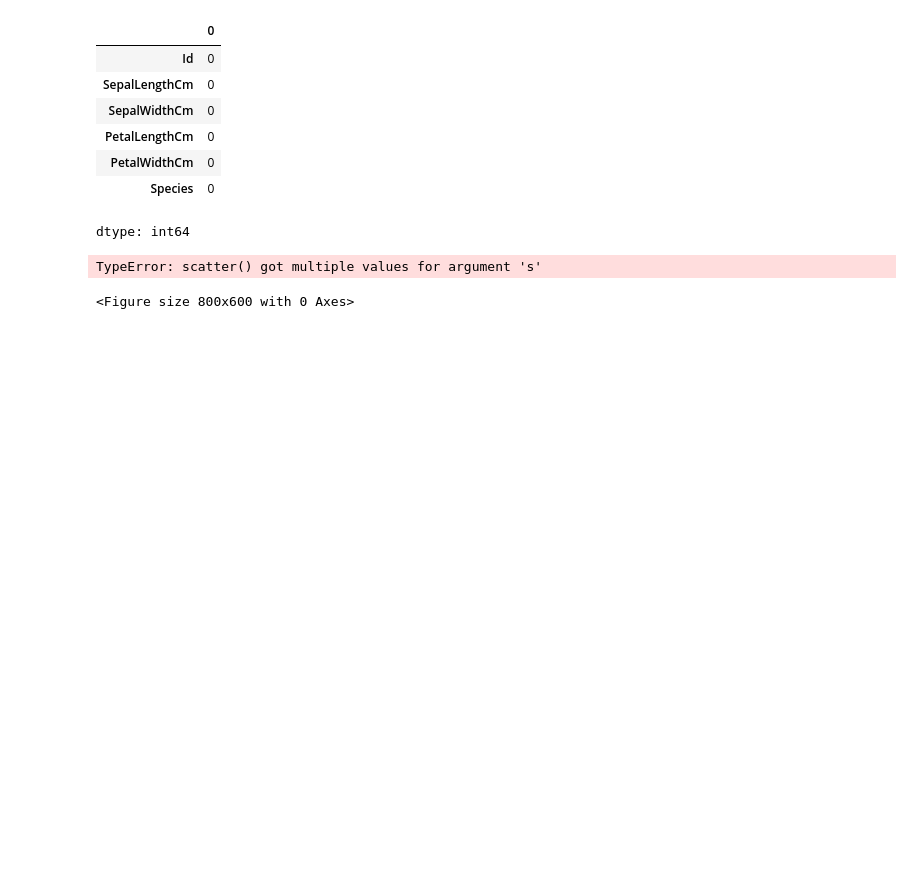
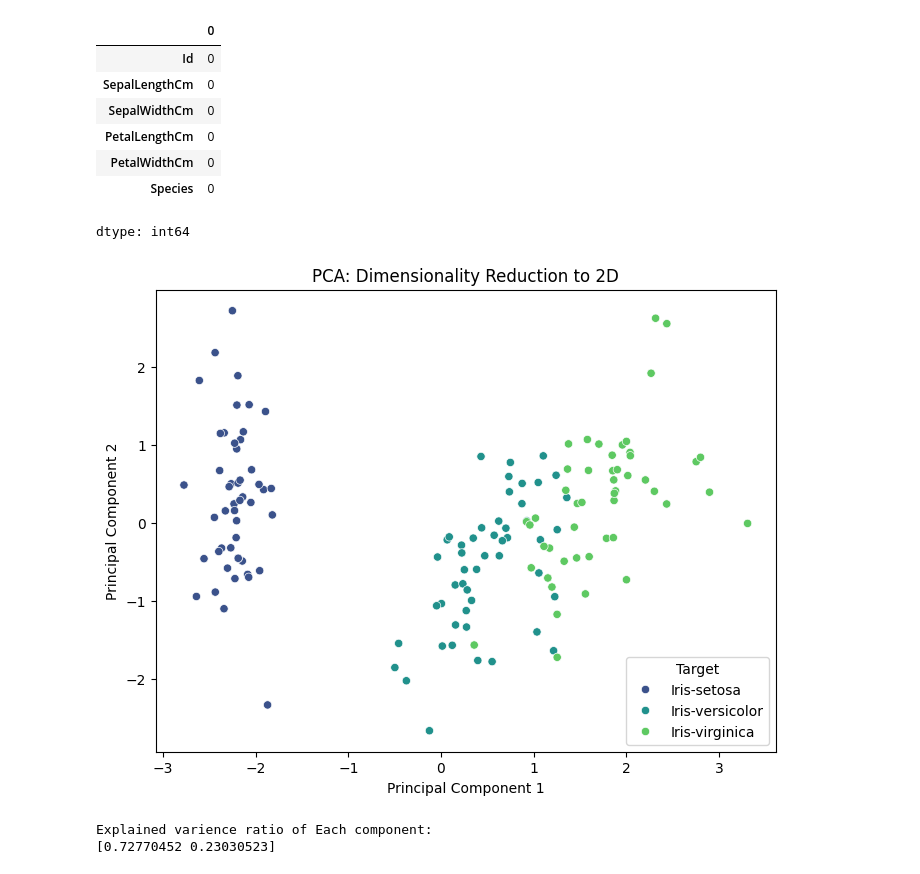
Before and after one commit to BATTI-CHANDAN-SINGH/Application-Of-Data-Mining, a Jupyter notebook: Lab-03.ipynb, the cells around one changed output. Cells and saved outputs as stored; diff of their text form; code cells hidden in the pictures; blank space fills up the shorter version.

```diff
--- a/Lab-03.ipynb
+++ b/Lab-03.ipynb
@@ -8,7 +8,8 @@ import seaborn as sns
 from sklearn.decomposition import PCA
 from sklearn.preprocessing import StandardScaler
 # %%
-df=pd.read_csv('/content/Iris.csv')
+file_path = '/content/Iris.csv'
+df = pd.read_csv(file_path)
 df.isna().sum()
 # %% [output]
 |  | 0 |
@@ -23,20 +24,3 @@ dtype: int64
 X=df[['SepalLengthCm','SepalWidthCm','PetalLengthCm','PetalWidthCm']]
 X_scale = StandardScaler()
 X_scaled = X_scale.fit_transform(X)
-# %%
-Y=df['Species']
-pca=PCA(n_components=2)
-X_pca=pca.fit_transform(X_scaled)
-plt.figure(figsize=(8,6))
-plt.scatter(X_pca[:,0],X_pca[:,1],X_pca[0,:],c='blue',cmap='viridis',edgecolor="k",s=100)
-plt.title('PCA OF IRIES DATASET (2 COMPONETES)')
-plt.xlabel('PC1')
-plt.ylabel('PC2')
-plt.colorbar(label='Species')
-plt.show()
-
-print("Explained varience ratio of Each component:")
-print(pca.explained_variance_ratio_)
-# %% [output]
-TypeError: scatter() got multiple values for argument 's'
-<Figure size 800x600 with 0 Axes>
@@ -52,0 +27,28 @@ x_scaled = x_scale.fit_transform(x)
+# %%
+X = df.iloc[:, 1:-1].values
+y = df.iloc[:, -1].values
+
+scaler = StandardScaler()
+X_scaled = scaler.fit_transform(X)
+
+pca = PCA(n_components=2)
+X_pca = pca.fit_transform(X_scaled)
+
+pca_df = pd.DataFrame(X_pca, columns=['PC1', 'PC2'])
+pca_df['Target'] = y
+
+plt.figure(figsize=(8, 6))
+sns.scatterplot(x='PC1', y='PC2', hue=pca_df['Target'], palette='viridis', data=pca_df)
+plt.title('PCA: Dimensionality Reduction to 2D')
+plt.xlabel('Principal Component 1')
+plt.ylabel('Principal Component 2')
+plt.legend(title='Target')
+plt.show()
+# %% [output]
+[figure, added]
+# %%
+print("Explained varience ratio of Each component:")
+print(pca.explained_variance_ratio_)
+# %% [output]
+Explained varience ratio of Each component:
+[0.72770452 0.23030523]
```
Also changed, not shown: parts of 1 cell of this notebook.
